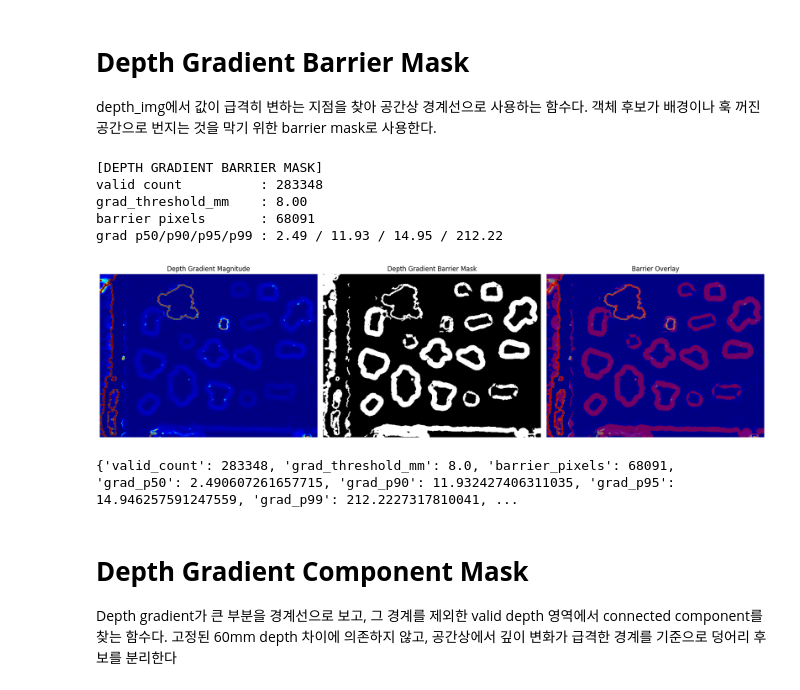
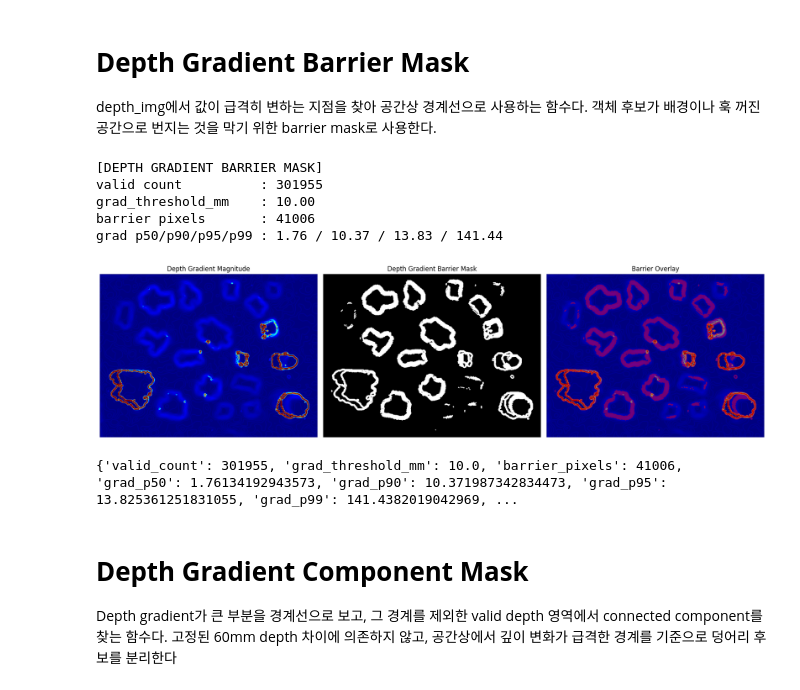
Before and after one commit to engineer0914/pointcloud_test, a Jupyter notebook: test_study/test.ipynb, the cells around one changed output. Cells and saved outputs as stored; diff of their text form; code cells hidden in the pictures.

```diff
--- a/test_study/test.ipynb
+++ b/test_study/test.ipynb
@@ -384,0 +424,3 @@ cx     : 329.096, cy: 247.071
+# %%
+depth_filtered = normalize_depth_for_display(depth_img)
+show_depth_compare(depth_img, depth_filtered, title1="Original Depth", title2="Original Depth (for comparison)")
@@ -545,0 +738,28 @@ plt.show()
+# %%
+# ------------------------------------------------------------
+# 1. Gaussian filter 실행부
+# ------------------------------------------------------------
+
+valid_mask_filtered = (depth_filtered > 0).astype(np.uint8)
+
+depth_gaussian, gaussian_info = apply_depth_gaussian_filter(
+    depth_img=depth_filtered,
+    ksize=5,
+    sigma=0,
+    valid_mask=valid_mask_filtered,
+    show=True,
+    title="Gaussian Filtered Depth"
+)
+
+print("\n[Gaussian 필터 적용 결과 통계]")
+pprint.pprint(gaussian_info, sort_dicts=False)
+
+# ------------------------------------------------------------
+# 2. depth_filtered에 Gaussian 결과 덮어쓰기
+# ------------------------------------------------------------
+
+depth_filtered = depth_gaussian.copy()
+
+valid_mask_filtered = (depth_filtered > 0).astype(np.uint8)
+
+print("[INFO] depth_filtered가 Gaussian 결과로 갱신되었습니다.")
@@ -1007,25 +1256,25 @@ def create_depth_gradient_barrier_mask(
 # %%
 depth_barrier_mask,depth_barrier_info = create_depth_gradient_barrier_mask(
     depth_img=depth_filtered,
     valid_mask=valid_mask,
     depth_scale=intrinsics["depth"]["depth_scale"],
 
-    grad_threshold_mm=8.0,
+    grad_threshold_mm=10.0,
     blur_ksize=3,
     dilate_kernel=3,
 
     show=True
 )
 
 print(depth_barrier_info)
 # %% [output]
 [DEPTH GRADIENT BARRIER MASK]
-valid count          : 283348
-grad_threshold_mm    : 8.00
-barrier pixels       : 68091
-grad p50/p90/p95/p99 : 2.49 / 11.93 / 14.95 / 212.22
+valid count          : 301955
+grad_threshold_mm    : 10.00
+barrier pixels       : 41006
+grad p50/p90/p95/p99 : 1.76 / 10.37 / 13.83 / 141.44
-[figure, old version]
+[figure, new version]
-{'valid_count': 283348, 'grad_threshold_mm': 8.0, 'barrier_pixels': 68091, 'grad_p50': 2.490607261657715, 'grad_p90': 11.932427406311035, 'grad_p95': 14.946257591247559, 'grad_p99': 212.2227317810041, ...
+{'valid_count': 301955, 'grad_threshold_mm': 10.0, 'barrier_pixels': 41006, 'grad_p50': 1.76134192943573, 'grad_p90': 10.371987342834473, 'grad_p95': 13.825361251831055, 'grad_p99': 141.4382019042969, ...
 # %% [markdown]
 # **Depth Gradient Component Mask**
 
```
Also changed, not shown: parts of 28 cells of this notebook, 3 other files.
